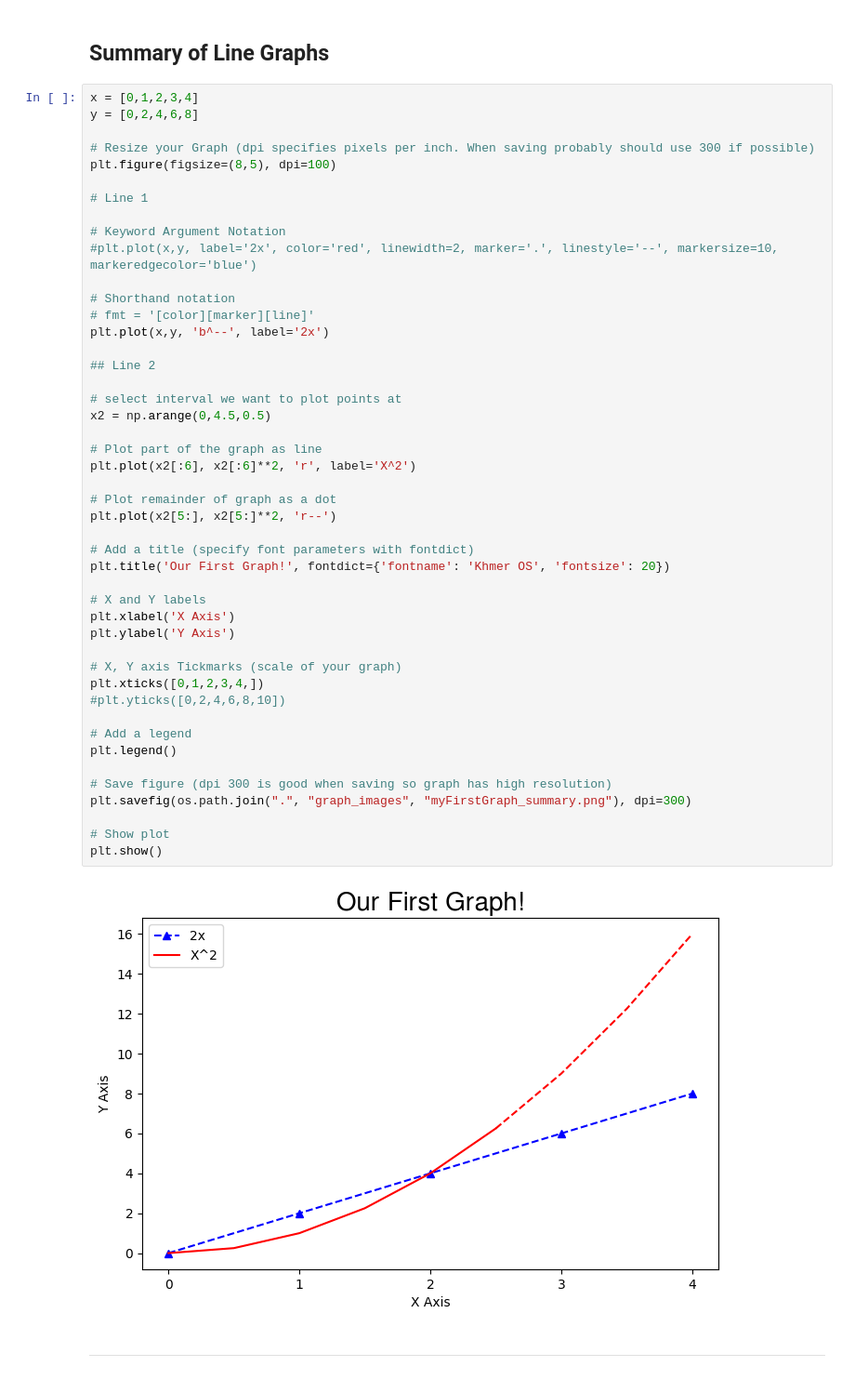
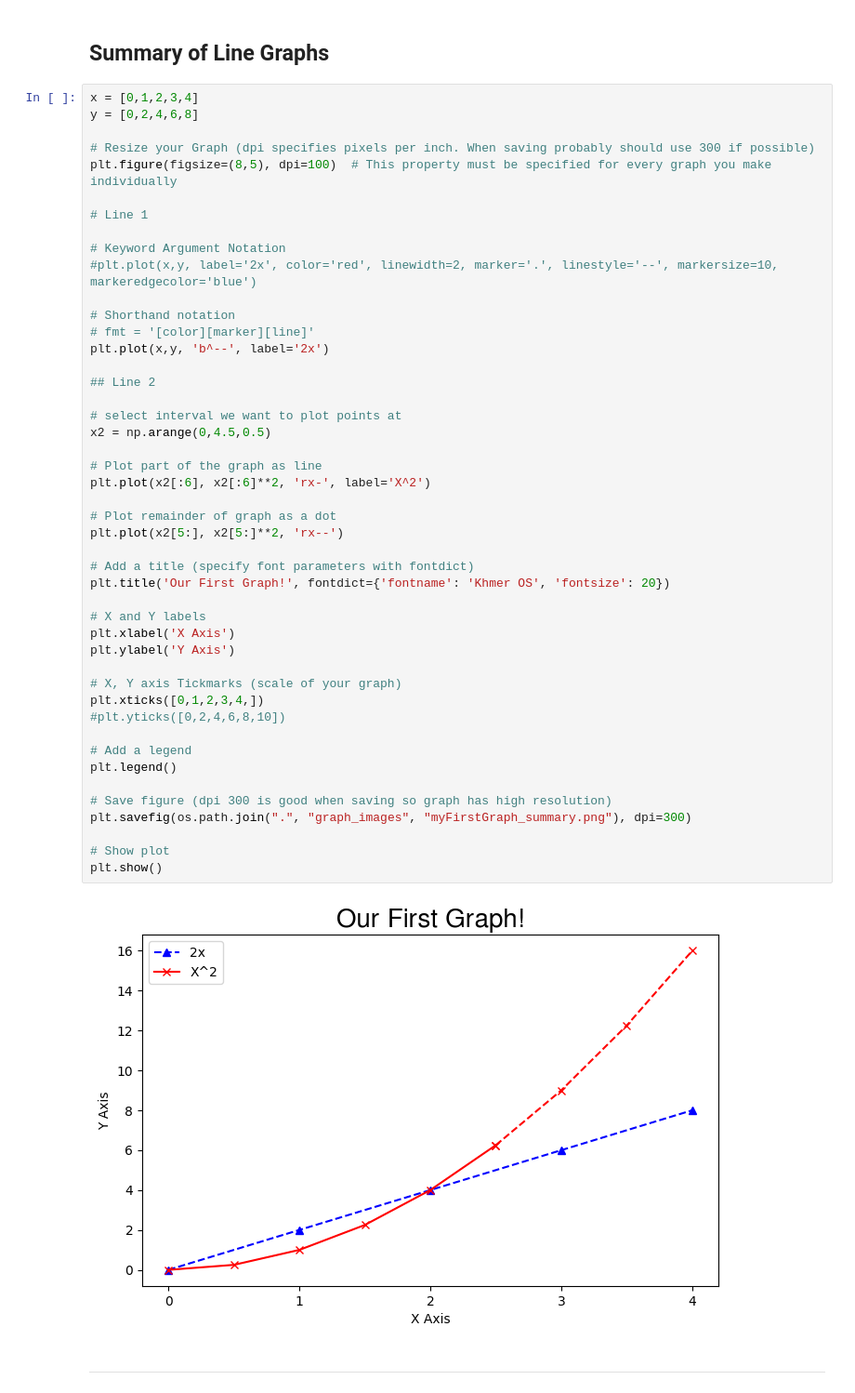
Before and after one commit to rishitc/Matplotlib-Mini-Projects, a Jupyter notebook: Learning Matplotlib Features - Line Graphs.ipynb, the cells around one changed output. Shown at 93% size. Cells and saved outputs as stored; diff of their text form.

```diff
--- a/Learning Matplotlib Features - Line Graphs.ipynb
+++ b/Learning Matplotlib Features - Line Graphs.ipynb
@@ -491,7 +494,7 @@ x = [0,1,2,3,4]
 y = [0,2,4,6,8]
 
 # Resize your Graph (dpi specifies pixels per inch. When saving probably should use 300 if possible)
-plt.figure(figsize=(8,5), dpi=100)
+plt.figure(figsize=(8,5), dpi=100)  # This property must be specified for every graph you make individually
 
 # Line 1
 
@@ -504,35 +507,35 @@ plt.plot(x,y, 'b^--', label='2x')
 
 ## Line 2
 
 # select interval we want to plot points at
 x2 = np.arange(0,4.5,0.5)
 
 # Plot part of the graph as line
-plt.plot(x2[:6], x2[:6]**2, 'r', label='X^2')
+plt.plot(x2[:6], x2[:6]**2, 'rx-', label='X^2')
 
 # Plot remainder of graph as a dot
-plt.plot(x2[5:], x2[5:]**2, 'r--')
+plt.plot(x2[5:], x2[5:]**2, 'rx--')
 
 # Add a title (specify font parameters with fontdict)
 plt.title('Our First Graph!', fontdict={'fontname': 'Khmer OS', 'fontsize': 20})
 
 # X and Y labels
 plt.xlabel('X Axis')
 plt.ylabel('Y Axis')
 
 # X, Y axis Tickmarks (scale of your graph)
 plt.xticks([0,1,2,3,4,])
 #plt.yticks([0,2,4,6,8,10])
 
 # Add a legend
 plt.legend()
 
 # Save figure (dpi 300 is good when saving so graph has high resolution)
 plt.savefig(os.path.join(".", "graph_images", "myFirstGraph_summary.png"), dpi=300)
 
 # Show plot
 plt.show()
 # %% [output]
-[figure, old version]
+[figure, new version]
 # %% [markdown]
 ---
```
Also changed, not shown: parts of 8 cells of this notebook.
